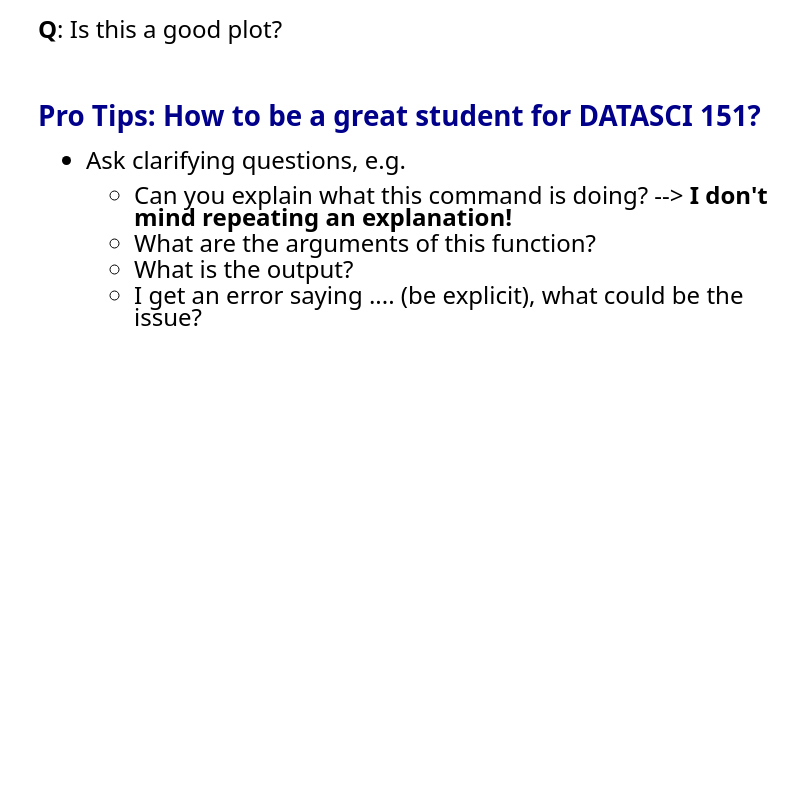
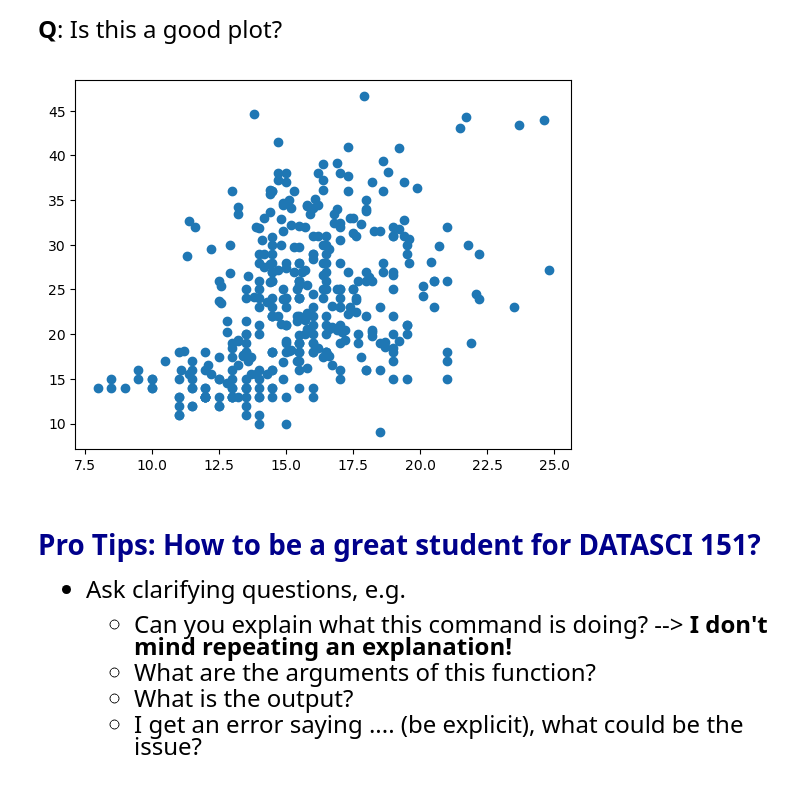
Before and after one commit to a-nuckols/datasci151spring2026, a Jupyter notebook: lecture_02/lecture_02.ipynb, the cells around one changed output. Drawn from its saved outputs; the diff is of its cells as text; code cells hidden in the pictures; blank space fills up the shorter version.

```diff
--- a/lecture_02/lecture_02.ipynb
+++ b/lecture_02/lecture_02.ipynb
@@ -360,6 +362,11 @@ plt.show()
 **Q**: Is this a good plot?
 # %%
 # Try another scatter plot with x = "acceleration"
+
+plt.scatter(x=carfeatures['acceleration'], y=carfeatures['mpg'])
+plt.show()
+# %% [output]
+[figure, added]
 # %% [markdown]
 
 
```
Also changed, not shown: parts of 1 cell of this notebook.
